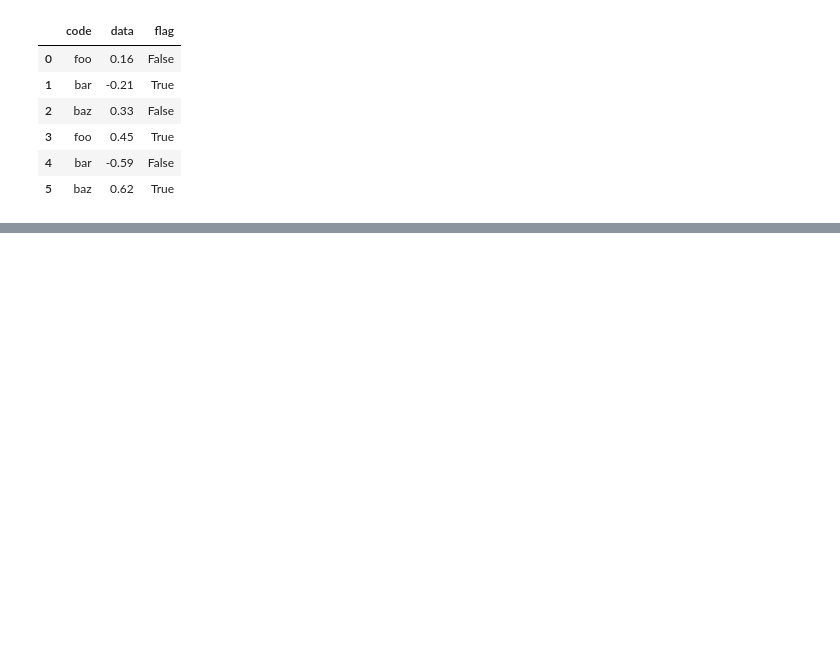
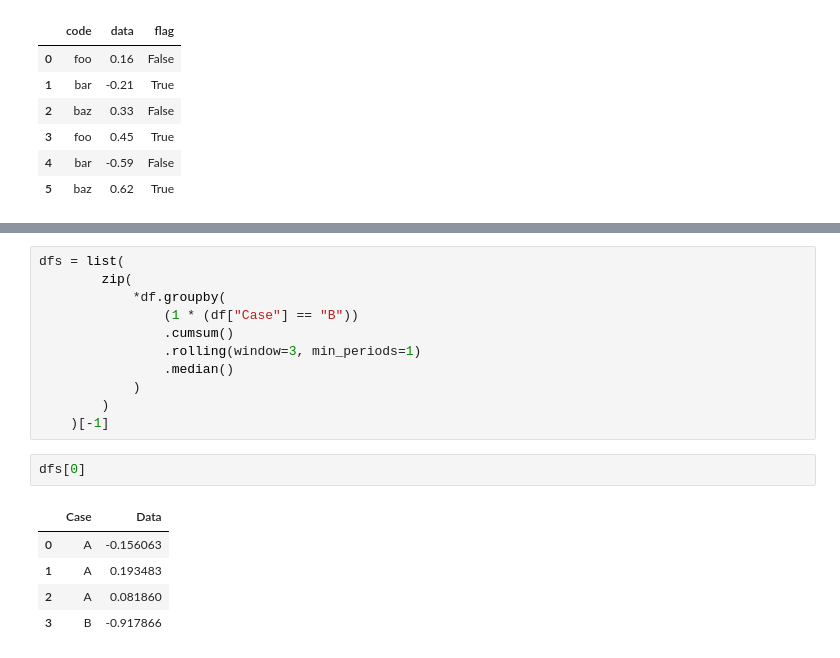
Before and after one commit to onlyabhilash/Feature-Engg, a Jupyter notebook: Pandas/Cooking.ipynb, the cells around one changed output, grey strips where cells are left out. Drawn from its saved outputs; the diff is of its cells as text; blank space fills up the shorter version.

```diff
--- a/Pandas/Cooking.ipynb
+++ b/Pandas/Cooking.ipynb
@@ -884,0 +909,19 @@ Name: A, dtype: int64
+# %%
+dfs = list(
+        zip(
+            *df.groupby(
+                (1 * (df["Case"] == "B"))
+                .cumsum()
+                .rolling(window=3, min_periods=1)
+                .median()
+            )
+        )
+    )[-1]
+# %%
+dfs[0]
+# %% [output]
+|  | Case | Data |
+| 0 | A | -0.156063 |
+| 1 | A | 0.193483 |
+| 2 | A | 0.081860 |
+| 3 | B | -0.917866 |
```
Also changed, not shown: parts of 31 cells of this notebook.
